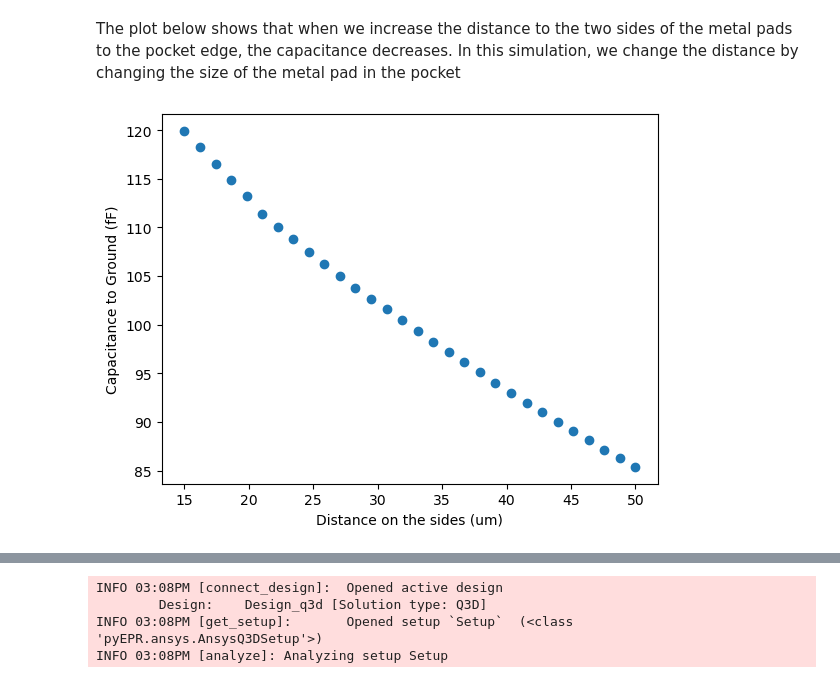
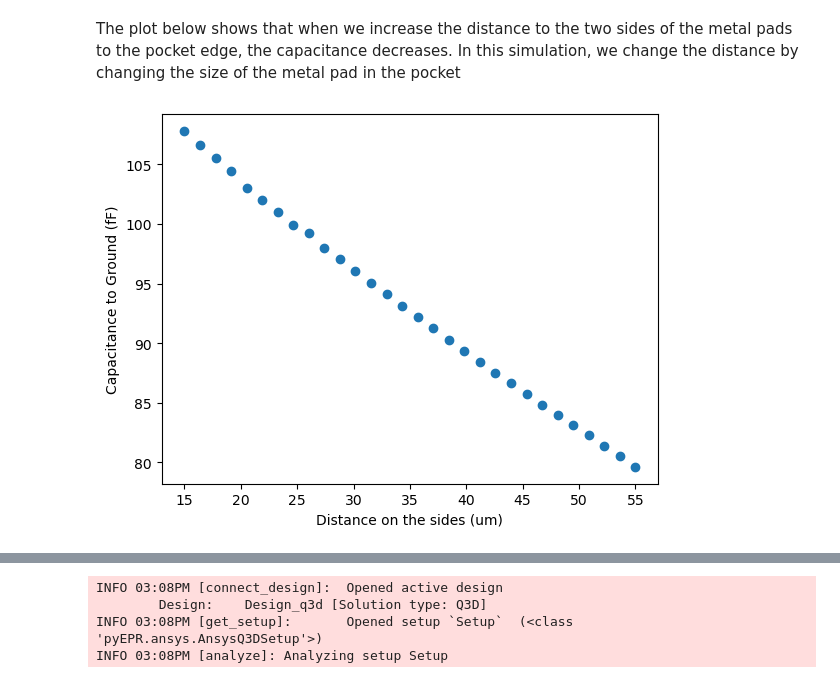
Before and after one commit to Wendywanw/Wendy-qiskit-code, a Jupyter notebook: optimzie_Transmon.ipynb, the cells around one changed output, grey strips where cells are left out. Saved outputs shown, nothing was run; the diff lists cells and outputs as text; code cells hidden in the pictures.

```diff
--- a/optimzie_Transmon.ipynb
+++ b/optimzie_Transmon.ipynb
@@ -149,7 +175,7 @@ def find_Cap(gap):
 
     c1 = LOManalysis(design, "q3d")
     c1.sim.setup.min_passes  = 5
-    c1.sim.setup.max_passes = 10
+    c1.sim.setup.max_passes = 30
 
     c1.sim.run(components=['Q1'], open_terminations=[('Q1', 'a')])#, ('Q1', 'bus1'), ('Q1', 'bus2')])
     c1.sim.capacitance_matrix
@@ -159,7 +185,7 @@ def find_Cap(gap):
 
     print(c_mat)
 
-    return(-c_mat['ground_main_plane']['pad_top_Q1'])*u.fF
+    return((-c_mat['ground_main_plane']['pad_top_Q1'])*u.fF, design)
 # %%
 find_Cap(15*u.um)
 # %% [output]
@@ -188,8 +214,0 @@ $107.81632 \; \mathrm{fF}$
-# %%
-gap_min = 15
-gap_max = 55
-
-gaps = np.linspace(gap_min*u.um, gap_max*u.um, 30)
-result = []
-for i, gap in enumerate(gaps):
-    result += [find_Cap(gap)]
@@ -324,2 +370,14 @@ pad_top_Q1                    -7.10822         -111.39181   123.31328
 # %% [markdown]
 The plot below shows that when we increase the distance to the two sides of the metal pads to the pocket edge, the capacitance decreases. In this simulation, we change the distance by changing the size of the metal pad in the pocket
+# %%
+plot_cap = []
+plot_freq = []
+plot_freq_epr = []
+
+for i in range(30):
+
+    plot_cap  += [caps[i].value]
+
+    plot_freq += [pd.DataFrame.dropna(convergences[i])['re(Mode(1)) [g]'].values[-1]]
+
+    plot_freq_epr += [freqs[i]['Freq. (GHz)'][0]]
@@ -326,13 +398,9 @@ The plot below shows that when we increase the distance to the two sides of the
 # %%
-res  = []
-for i in result:
-    res += [i.value]
-
 plt.figure()
 
-plt.scatter(gaps.value, np.array(res))
+plt.scatter(gaps.value, plot_cap)
 plt.xlabel('Distance on the sides (um)')
 plt.ylabel('Capacitance to Ground (fF)')
 plt.show()
 # %% [output]
-[figure, old version]
+[figure, new version]
```
Also changed, not shown: parts of 19 cells of this notebook, 3 other files.
